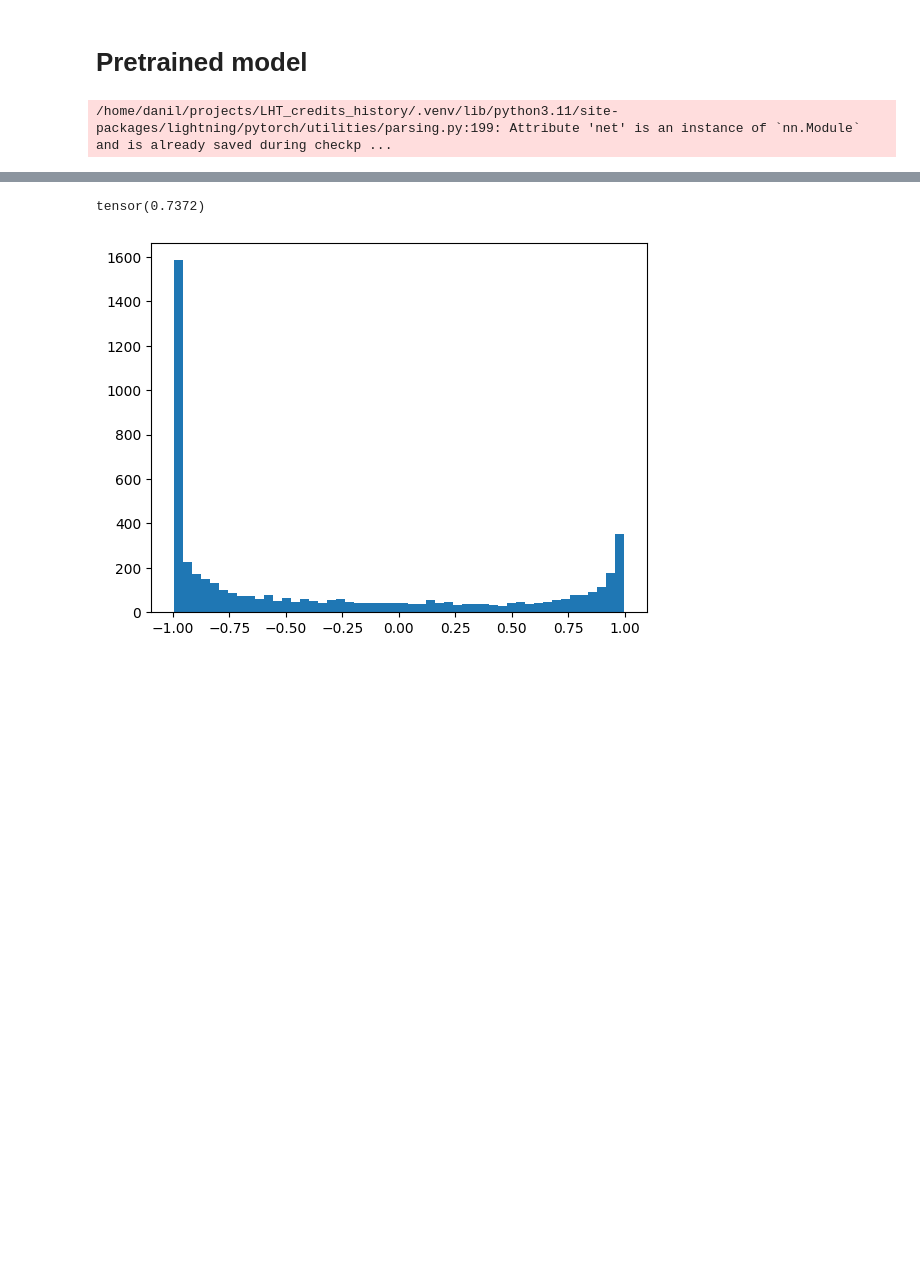
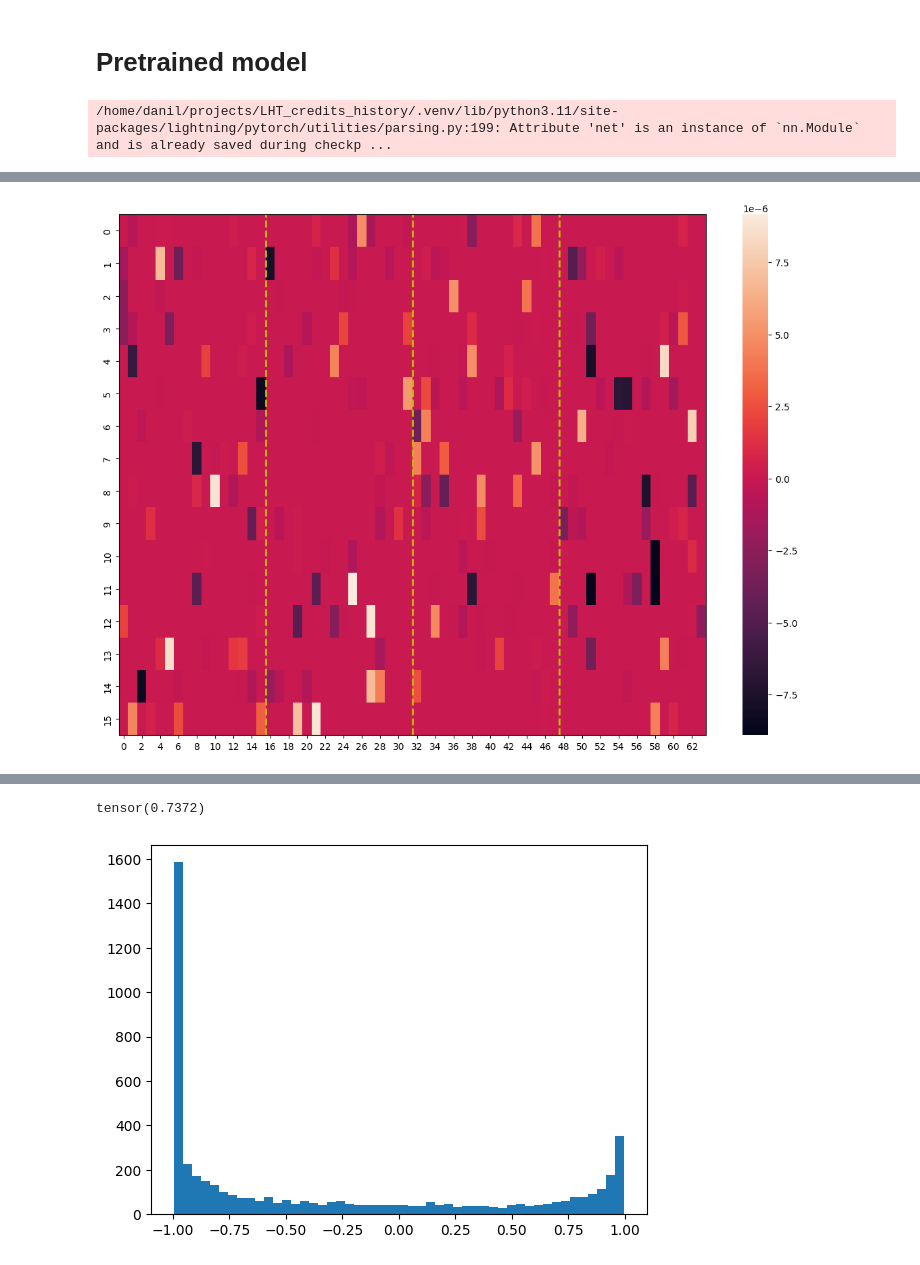
Before and after one commit to Monfin/LHT_credits-history, a Jupyter notebook: LHT_sequences.ipynb, the cells around one changed output, grey strips where cells are left out. Cells and saved outputs as stored; diff of their text form; code cells hidden in the pictures; blank space fills up the shorter version.

Commit message:
v5 data + micro_changes

```diff
--- a/LHT_sequences.ipynb
+++ b/LHT_sequences.ipynb
@@ -251,7 +251,7 @@ dataset sample: {'numerical': tensor([[0.9147, 0.2640, 1.0005, 0.0000],
 # %%
 dataloader, features_dict = initialize_data(
-    "configs/data/features/features_credits_aggregated_v4.yaml",
-    "./data/credits-history/serialized/serialized_first_part_v4",
+    "configs/data/features/features_credits_aggregated_v5.yaml",
+    "./data/credits-history/serialized/serialized_0_v5",
     "./data/credits-history/indexes/ser_full_0_indexes/train_indexes.pickle",
     "./data/credits-history/targets/targets_dict.pickle"
 )
@@ -1250,0 +1212,19 @@ d(dict(trained_model.net.named_parameters()))
+# %%
+# projection to query
+fig = plt.figure(figsize=(14, 10))
+ax = fig.add_subplot()
+
+_weight = transformer_params["net.layers.1.encoder.layers.0.attn_layer.linears.0.weight"].T
+ax = sns.heatmap(_weight, ax=ax)
+
+ax2 = ax.twinx()
+ax2.set_ylim(_weight.min(), _weight.max())
+ax2.get_yaxis().set_visible(False)
+ax2.grid(False)
+
+for i in range(1, 4):
+    ax2.axvline(x=16 * i, linewidth=2, linestyle="--", c="y")
+
+plt.show()
+# %% [output]
+[figure, added]
```
Also changed, not shown: parts of 22 cells of this notebook, 13 other files.
